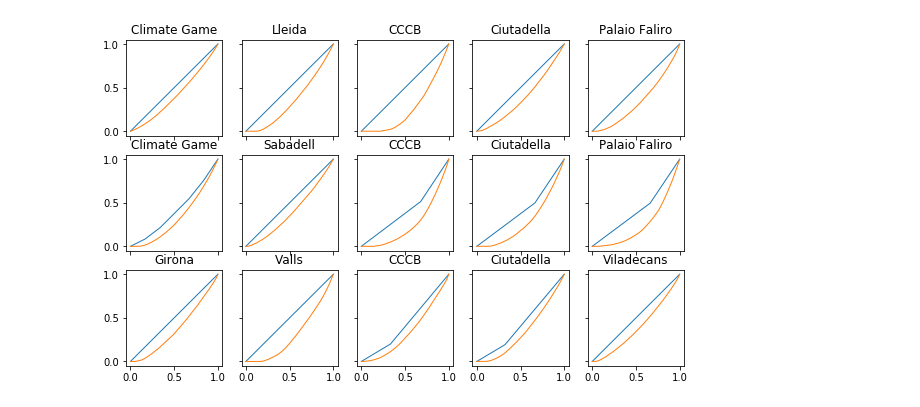
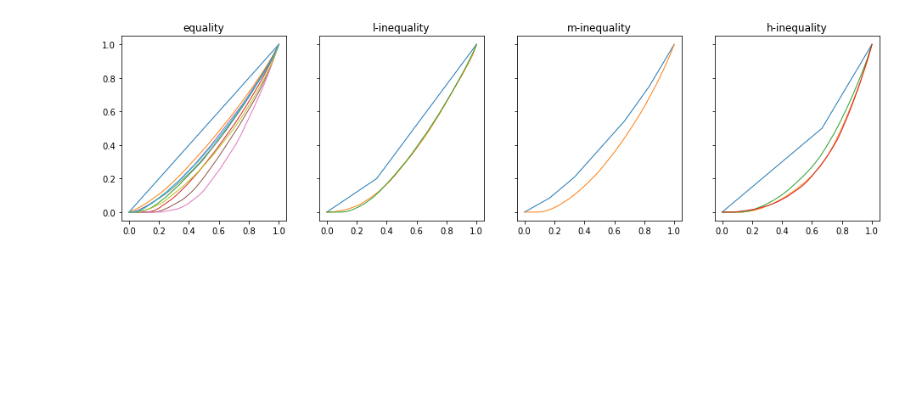
Before and after one commit to canigocallau/TFM, a Jupyter notebook: Final figures.ipynb, the cells around one changed output. Cells and saved outputs as stored; diff of their text form; code cells hidden in the pictures; blank space fills up the shorter version.

```diff
--- a/Final figures.ipynb
+++ b/Final figures.ipynb
@@ -291,20 +302,24 @@ for p in range(9):
 # %%
 # relative contributions vs. gender
-fig, ax = plt.subplots(3,3,sharex=True,sharey=True,figsize=[10,6])
+fig, ax = plt.subplots(2,3,sharex=True,sharey=True,figsize=[10,6])
+spcounter=0
 for p in range(9):
-    data=[[],[]]
+    if (p not in [2,3,4]):
+        data=[[],[]]
     exec("userdf=user"+dataset_label[p])
     for i in range(len(userdf)):
         if (userdf.loc[i,gender[p]]==man[p] and userdf.loc[i,start_capital[p]]!=0):
             data[0].append(1-userdf.loc[i,end_capital[p]]/userdf.loc[i,start_capital[p]])
         if (userdf.loc[i,gender[p]]==woman[p] and userdf.loc[i,start_capital[p]]!=0):
             data[1].append(1-userdf.loc[i,end_capital[p]]/userdf.loc[i,start_capital[p]])
-    ax[p//3,p%3].violinplot(data,positions=[0,1])
-    ax[p//3,p%3].set_title(dataset_name[p])
+    ax[spcounter//3,spcounter%3].set_title(dataset_name2[p])
+    if (p not in [1,2,3]):
+        ax[spcounter//3,spcounter%3].violinplot(data,positions=[0,1],showmeans=True)
+        print(dataset_name[p],":",stats.ttest_ind(a=data[0], b=data[1], equal_var=False))
+        spcounter+=1
     plt.xticks([0,1],["Man","Woman"])
-plt.xlabel("Gender")
-plt.ylabel("Relative contribution")
+#plt.supxlabel("Gender")
+#plt.supylabel("Relative contribution")
 plt.show()
-# boxplot o violinplot? labels i ticks en subplots, juntar GfMH?
-# quan hi ha una diferències significatives? fer tests estadístics
+# quan hi ha una diferències significatives? analitzar tests estadístics
 # %% [output]
@@ -421,68 +486,48 @@ plt.show()
 # %%
 # Lorenz curves
 def lorenz(dataset,Label,ax):
     cumulative=[0]
     xaxis=[0]
     for i in range(len(dataset)):
         cumulative.append(cumulative[i]+dataset[i])
         xaxis.append((i+1)/len(dataset))
     for i in range(len(dataset)+1):
         cumulative[i]=cumulative[i]/max(cumulative)
     ax.plot(xaxis,cumulative,lw=1,label=Label)
     return
-fig, ax = plt.subplots(3,5,sharex=True,sharey=True,figsize=[10,6])
-datasetindex=[0,0,1,2,3,4,5,5,5,6,6,6,7,7,8]
-#desigualtat=[e,m,e,e,e,e,e,h,l,e,h,l,e,h,e] on e-equal, l-"low" unequal, m-"medium" unequal, h-"high" unequal
-for q in range(15):
-    p=datasetindex[q]
+#desigualtat=[[e,m],[e],[e],[e],[e],[e,h,l],[e,h,l],[e,h],[e]] on e-equal, l-"low" unequal, m-"medium" unequal, h-"high" unequal
+ineqnames=["equality","l-inequality","m-inequality","h-inequality"]
+ineqlabels=["e","l","m","h"]
+fig, ax = plt.subplots(1,4,sharex=True,sharey=True,figsize=[16,4])
+incomein=[[1],[24,48,48],[20,30,40,40,50,60],[30,30,60]]
+for i in range(4):
+    lorenz(incomein[i],"Initial",ax[i])
+    ax[i].set_title(ineqnames[i])
+for p in range(9):
     exec("userdf=user"+dataset_label[p])
     exec("sessiondf=session"+dataset_label[p])
-    incomein=[]
-    income=[]
-    if (p==0):
-        for k in range(len(userdf)):
-            if(math.isnan(float(userdf.loc[k,partida_id[p]]))==False):
-                if(int(sessiondf.loc[int(userdf.loc[k,partida_id[p]])-1,unequality[p]])==0 and q==0):
-                    incomein.append(userdf.loc[k,start_capital[p]])
-                    income.append(userdf.loc[k,end_capital[p]])
-                elif (int(sessiondf.loc[int(userdf.loc[k,partida_id[p]])-1,unequality[p]])==1 and q==1):
-                    incomein.append(userdf.loc[k,start_capital[p]])
-                    income.append(userdf.loc[k,end_capital[p]])
-    if (p in [1,2,3,4,8]):
-        incomein=[1,1]
-        for k in range(len(userdf)):
-            if (math.isnan(float(userdf.loc[k,partida_id[p]]))==False):
-                income.append(int(userdf.loc[k,end_capital[p]]))
-    if (p in [5,6]):
-        for k in range(len(userdf)):
-            if (math.isnan(float(userdf.loc[k,partida_id[p]]))==False):
-                if(sessiondf.loc[int(userdf.loc[k,partida_id[p]])-1,unequality[p]]=="EQUAL" and (q==6 or q==9)):
-                    incomein.append(userdf.loc[k,start_capital[p]])
-                    income.append(userdf.loc[k,end_capital[p]])
-                elif(sessiondf.loc[int(userdf.loc[k,partida_id[p]])-1,unequality[p]]=="UNEQUAL-H" and (q==7 or q==10)):
-                    incomein.append(userdf.loc[k,start_capital[p]])
-                    income.append(userdf.loc[k,end_capital[p]])
-                elif(sessiondf.loc[int(userdf.loc[k,partida_id[p]])-1,unequality[p]]=="UNEQUAL-L" and (q==8 or q==11)):
-                    incomein.append(userdf.loc[k,start_capital[p]])
-                    income.append(userdf.loc[k,end_capital[p]])
-    if (p==7):
-        for k in range(len(userdf)):
-            if (math.isnan(float(userdf.loc[k,partida_id[p]]))==False):
-                if(sessiondf.loc[int(userdf.loc[k,partida_id[p]])-1,unequality[p]]=="EQUAL" and q==12):
-                    incomein.append(userdf.loc[k,start_capital[p]])
-                    income.append(userdf.loc[k,end_capital[p]])
-                elif(sessiondf.loc[int(userdf.loc[k,partida_id[p]])-1,unequality[p]]=="UNEQUAL" and q==13):
-                    incomein.append(userdf.loc[k,start_capital[p]])
-                    income.append(userdf.loc[k,end_capital[p]])
-    incomein.sort()
-    income.sort()
-    lorenz(incomein,"Initial",ax[q%3,q//3])
-    lorenz(income,"Final",ax[q%3,q//3])
-    ax[q%3,q//3].set_title(dataset_name[p])
+    eincome,lincome,mincome,hincome=[],[],[],[]
+    for k in range(len(userdf)):
+        if (math.isnan(float(userdf.loc[k,partida_id[p]]))==False):
+            if ((p==0 and int(sessiondf.loc[int(userdf.loc[k,partida_id[p]])-1,inequality[p]])==0) or p in [1,2,3,4,8]
+                or (p in [5,6] and sessiondf.loc[int(userdf.loc[k,partida_id[p]])-1,inequality[p]]=="EQUAL")
+                or (p==7 and sessiondf.loc[int(userdf.loc[k,partida_id[p]])-1,inequality[p]]=="EQUAL")):
+                eincome.append(userdf.loc[k,end_capital[p]])
+            elif (p in [5,6] and sessiondf.loc[int(userdf.loc[k,partida_id[p]])-1,inequality[p]]=="UNEQUAL-L"):
+                lincome.append(userdf.loc[k,end_capital[p]])
+            elif ((p in [5,6] and sessiondf.loc[int(userdf.loc[k,partida_id[p]])-1,inequality[p]]=="UNEQUAL-H")
+                 or (p==7 and sessiondf.loc[int(userdf.loc[k,partida_id[p]])-1,inequality[p]]=="UNEQUAL")):
+                hincome.append(userdf.loc[k,end_capital[p]])
+            elif (p==0 and int(sessiondf.loc[int(userdf.loc[k,partida_id[p]])-1,inequality[p]])==1):
+                mincome.append(userdf.loc[k,end_capital[p]])
+    for i in range(4):
+        exec("income="+ineqlabels[i]+"income")
+        if (len(income)!=0):
+            income.sort()
+            lorenz(income,dataset_name[p],ax[i])
 #ax.xlabel("Cumulative of participants")
 #plt.ylabel("Cumulative of winnings")
-# quan i com juntar dades? quina informació dóna la forma de la corba? arreglar labels i títols,
-    # fer la llegenda general, indicar desigualtat per colors
+# quina informació dóna la forma de la corba? arreglar labels
 # mateix interès que el gini
 # %% [output]
-[figure, old version]
+[figure, new version]
```
Also changed, not shown: parts of 25 cells of this notebook.
